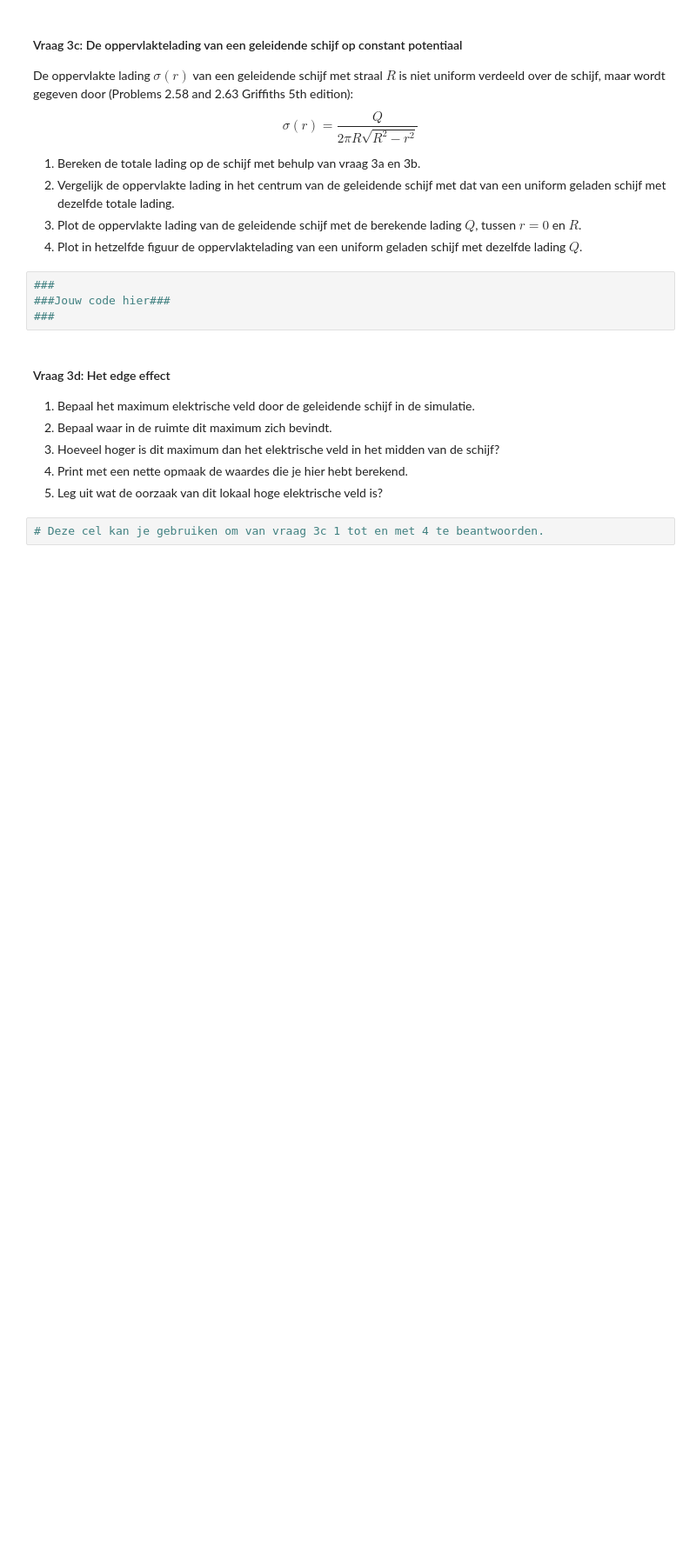
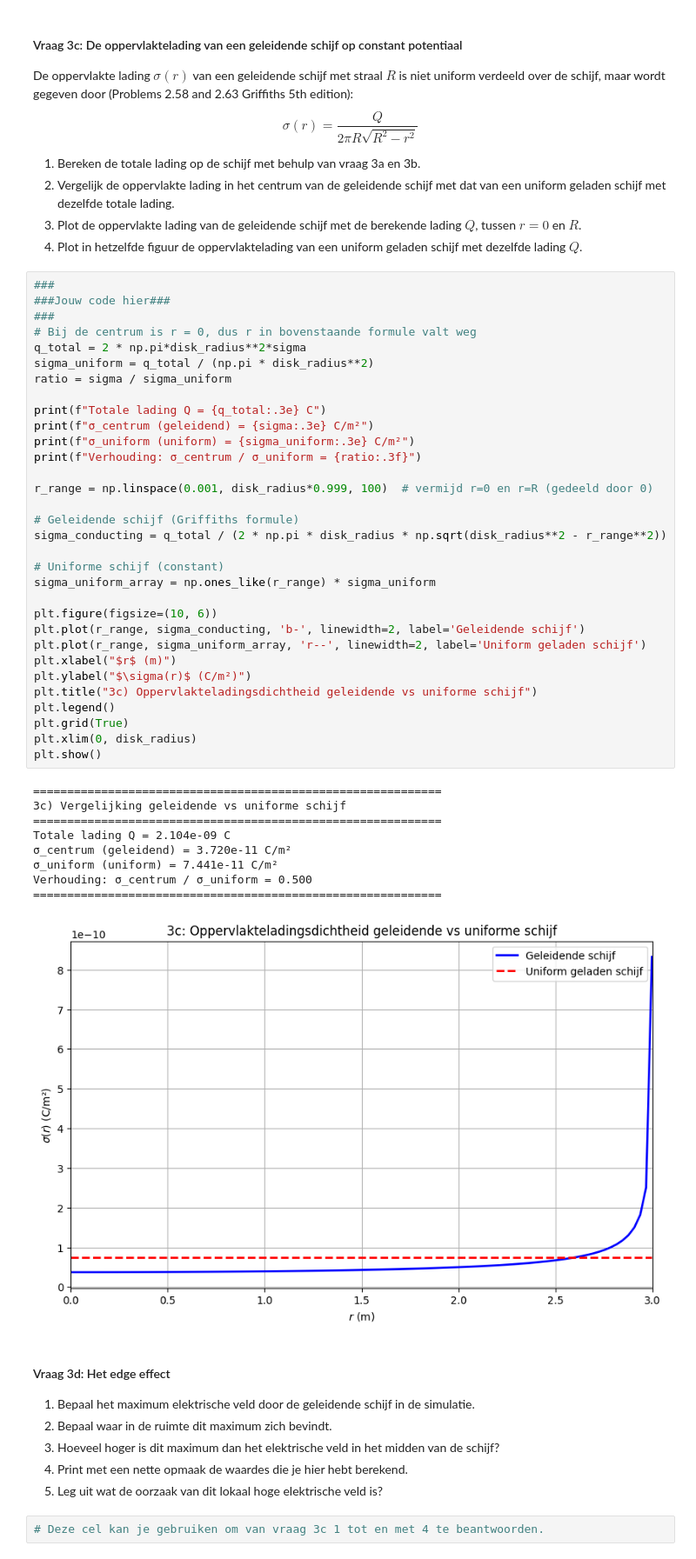
Before and after one commit to thijsspilt-bit/opdrachten-DEF-D-Thijs-Spilt, a Jupyter notebook: DigitaleOntwerpopdrachten/1CondensatorOpdracht/CondensatorOntwerpopdracht.ipynb, the cells around one changed output. Shown at 87% size. Drawn from its saved outputs; the diff is of its cells as text; blank space fills up the shorter version.

```diff
--- a/DigitaleOntwerpopdrachten/1CondensatorOpdracht/CondensatorOntwerpopdracht.ipynb
+++ b/DigitaleOntwerpopdrachten/1CondensatorOpdracht/CondensatorOntwerpopdracht.ipynb
@@ -624,7 +608,45 @@ $$\sigma(r) = \frac{Q}{2 \pi R \sqrt{R^2 - r^2}}$$
 # %%
 ###
 ###Jouw code hier###
 ###
+# Bij de centrum is r = 0, dus r in bovenstaande formule valt weg
+q_total = 2 * np.pi*disk_radius**2*sigma
+sigma_uniform = q_total / (np.pi * disk_radius**2)
+ratio = sigma / sigma_uniform
+
+print(f"Totale lading Q = {q_total:.3e} C")
+print(f"σ_centrum (geleidend) = {sigma:.3e} C/m²")
+print(f"σ_uniform (uniform) = {sigma_uniform:.3e} C/m²")
+print(f"Verhouding: σ_centrum / σ_uniform = {ratio:.3f}")
+
+r_range = np.linspace(0.001, disk_radius*0.999, 100)  # vermijd r=0 en r=R (gedeeld door 0)
+
+# Geleidende schijf (Griffiths formule)
+sigma_conducting = q_total / (2 * np.pi * disk_radius * np.sqrt(disk_radius**2 - r_range**2))
+
+# Uniforme schijf (constant)
+sigma_uniform_array = np.ones_like(r_range) * sigma_uniform
+
+plt.figure(figsize=(10, 6))
+plt.plot(r_range, sigma_conducting, 'b-', linewidth=2, label='Geleidende schijf')
+plt.plot(r_range, sigma_uniform_array, 'r--', linewidth=2, label='Uniform geladen schijf')
+plt.xlabel("$r$ (m)")
+plt.ylabel("$\sigma(r)$ (C/m²)")
+plt.title("3c) Oppervlakteladingsdichtheid geleidende vs uniforme schijf")
+plt.legend()
+plt.grid(True)
+plt.xlim(0, disk_radius)
+plt.show()
+# %% [output]
+============================================================
+3c) Vergelijking geleidende vs uniforme schijf
+============================================================
+Totale lading Q = 2.104e-09 C
+σ_centrum (geleidend) = 3.720e-11 C/m²
+σ_uniform (uniform) = 7.441e-11 C/m²
+Verhouding: σ_centrum / σ_uniform = 0.500
+============================================================
+[figure, added]
 # %% [markdown]
 #### Vraag 3d: Het edge effect
 
```
Also changed, not shown: parts of 2 cells of this notebook.
